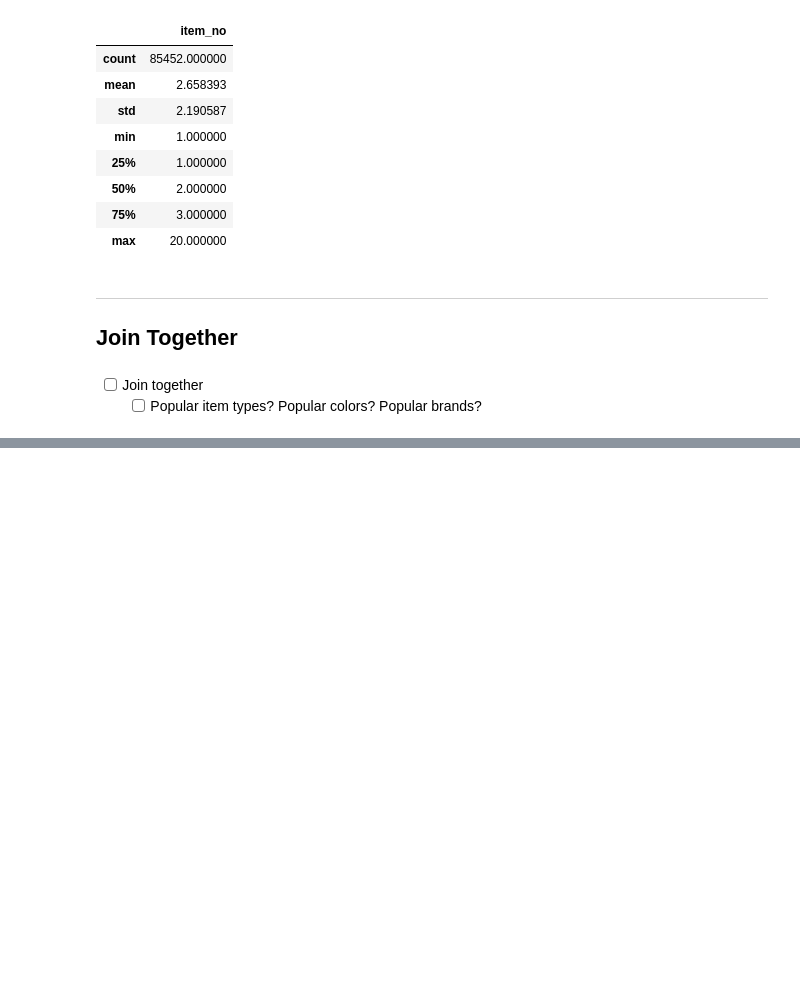
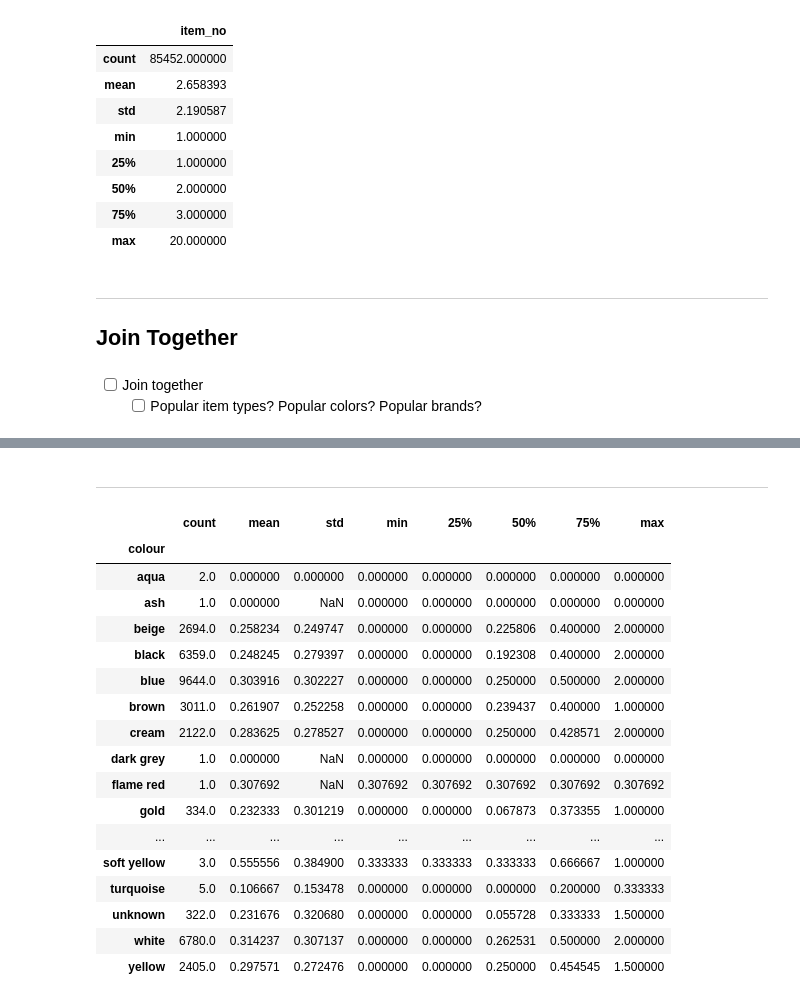
Before and after one commit to msvensson222/tfrs-retail-example, a Jupyter notebook: EDA.ipynb, the cells around one changed output, grey strips where cells are left out. Saved outputs shown, nothing was run; the diff lists cells and outputs as text; code cells hidden in the pictures; blank space fills up the shorter version.

```diff
--- a/EDA.ipynb
+++ b/EDA.ipynb
@@ -263,0 +285,37 @@ session_baskets.describe()
+# %% [markdown]
+---
+# %%
+item_purchases = pivoted.drop('user_no', axis=1).groupby('item_no').agg(np.sum)
+user_interactions_with_item = pivoted['item_no'].value_counts()
+
+item_summary = pd.merge(item_purchases,
+                       user_interactions_with_item,
+                       left_index=True,
+                       right_index=True).rename(columns={'item_no': 'user_interactions'})
+
+item_summary['item_conversion'] = item_summary['purchased'] / item_summary['user_interactions']
+# %%
+item_summary = pd.merge(item_summary, item_info_df, how='left', left_index=True, right_on='item_no')
+# %%
+item_summary['colour'] = item_summary['colour'].apply(lambda x: x.strip())
+# %%
+item_summary.groupby('colour')['item_conversion'].describe()
+# %% [output]
+|  | count | mean | std | min | 25% | 50% | 75% | max |
+| colour |  |  |  |  |  |  |  |  |
+| aqua | 2.0 | 0.000000 | 0.000000 | 0.000000 | 0.000000 | 0.000000 | 0.000000 | 0.000000 |
+| ash | 1.0 | 0.000000 | NaN | 0.000000 | 0.000000 | 0.000000 | 0.000000 | 0.000000 |
+| beige | 2694.0 | 0.258234 | 0.249747 | 0.000000 | 0.000000 | 0.225806 | 0.400000 | 2.000000 |
+| black | 6359.0 | 0.248245 | 0.279397 | 0.000000 | 0.000000 | 0.192308 | 0.400000 | 2.000000 |
+| blue | 9644.0 | 0.303916 | 0.302227 | 0.000000 | 0.000000 | 0.250000 | 0.500000 | 2.000000 |
+| brown | 3011.0 | 0.261907 | 0.252258 | 0.000000 | 0.000000 | 0.239437 | 0.400000 | 1.000000 |
+| cream | 2122.0 | 0.283625 | 0.278527 | 0.000000 | 0.000000 | 0.250000 | 0.428571 | 2.000000 |
+| dark grey | 1.0 | 0.000000 | NaN | 0.000000 | 0.000000 | 0.000000 | 0.000000 | 0.000000 |
+| flame red | 1.0 | 0.307692 | NaN | 0.307692 | 0.307692 | 0.307692 | 0.307692 | 0.307692 |
+| gold | 334.0 | 0.232333 | 0.301219 | 0.000000 | 0.000000 | 0.067873 | 0.373355 | 1.000000 |
+| ... | ... | ... | ... | ... | ... | ... | ... | ... |
+| soft yellow | 3.0 | 0.555556 | 0.384900 | 0.333333 | 0.333333 | 0.333333 | 0.666667 | 1.000000 |
+| turquoise | 5.0 | 0.106667 | 0.153478 | 0.000000 | 0.000000 | 0.000000 | 0.200000 | 0.333333 |
+| unknown | 322.0 | 0.231676 | 0.320680 | 0.000000 | 0.000000 | 0.055728 | 0.333333 | 1.500000 |
+| white | 6780.0 | 0.314237 | 0.307137 | 0.000000 | 0.000000 | 0.262531 | 0.500000 | 2.000000 |
+| yellow | 2405.0 | 0.297571 | 0.272476 | 0.000000 | 0.000000 | 0.250000 | 0.454545 | 1.500000 |
```
Also changed, not shown: parts of 30 cells of this notebook.
